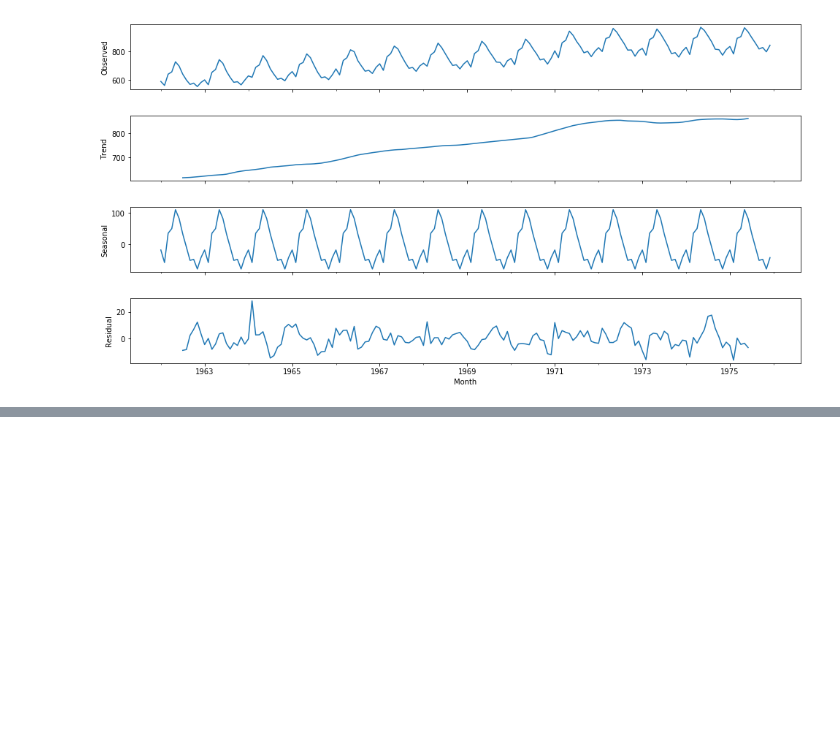
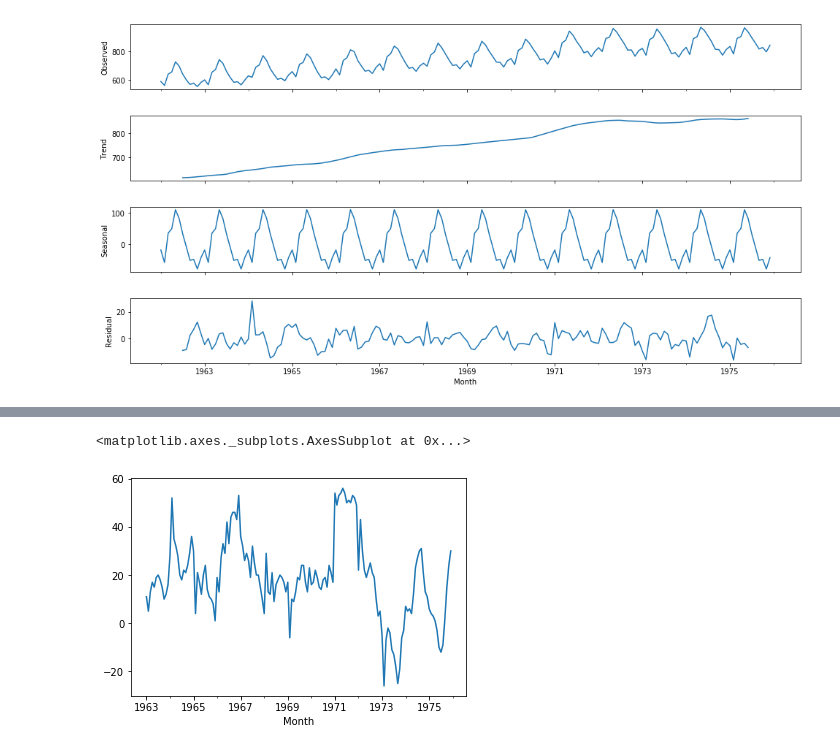
Before and after one commit to sarincr/Time-series-analysis-using-Python, a Jupyter notebook: 07.ARIMA.ipynb, the cells around one changed output, grey strips where cells are left out. Cells and saved outputs as stored; diff of their text form; code cells hidden in the pictures; blank space fills up the shorter version.

```diff
--- a/07.ARIMA.ipynb
+++ b/07.ARIMA.ipynb
@@ -159,0 +275,5 @@ fig.set_size_inches(15, 8)
+# %%
+df['Seasonal Difference'].plot()
+# %% [output]
+<matplotlib.axes._subplots.AxesSubplot at 0x...>
+[figure, added]
```
Also changed, not shown: parts of 43 cells of this notebook, 2 other files.
